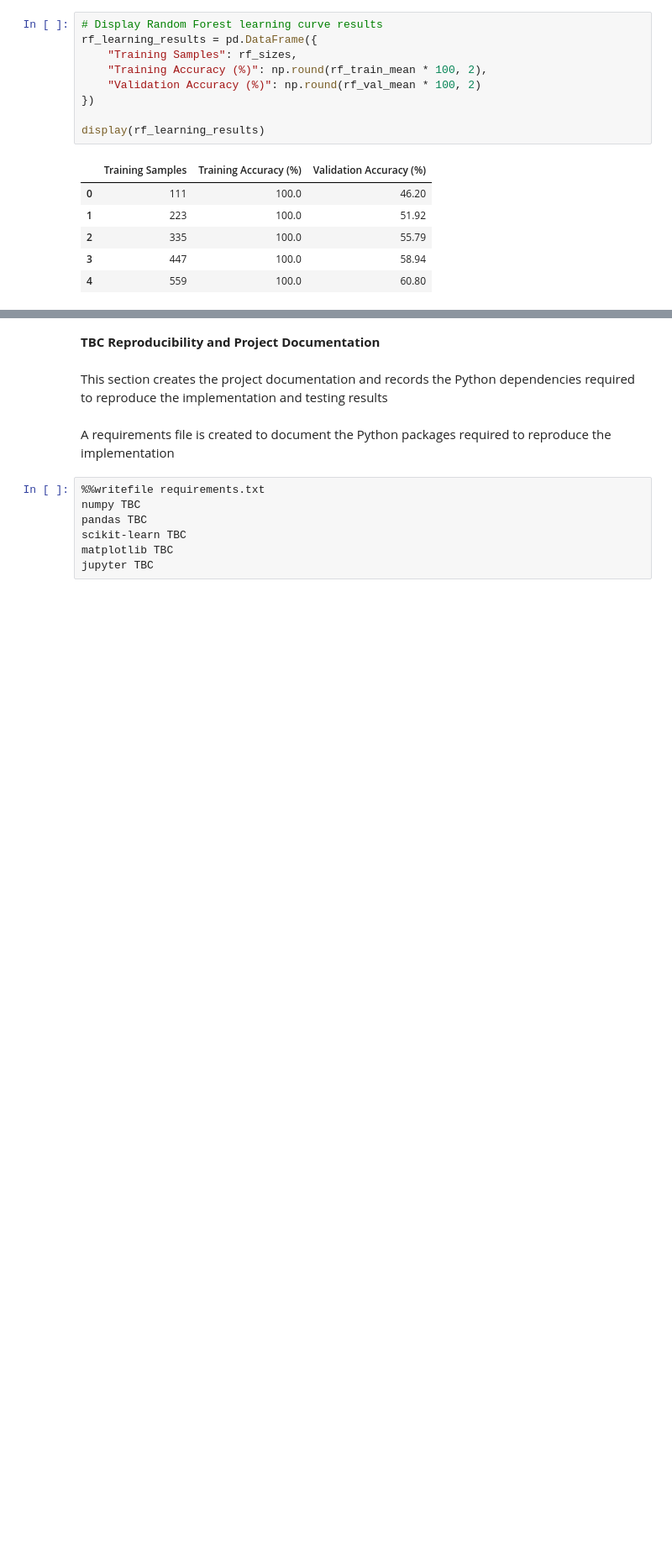
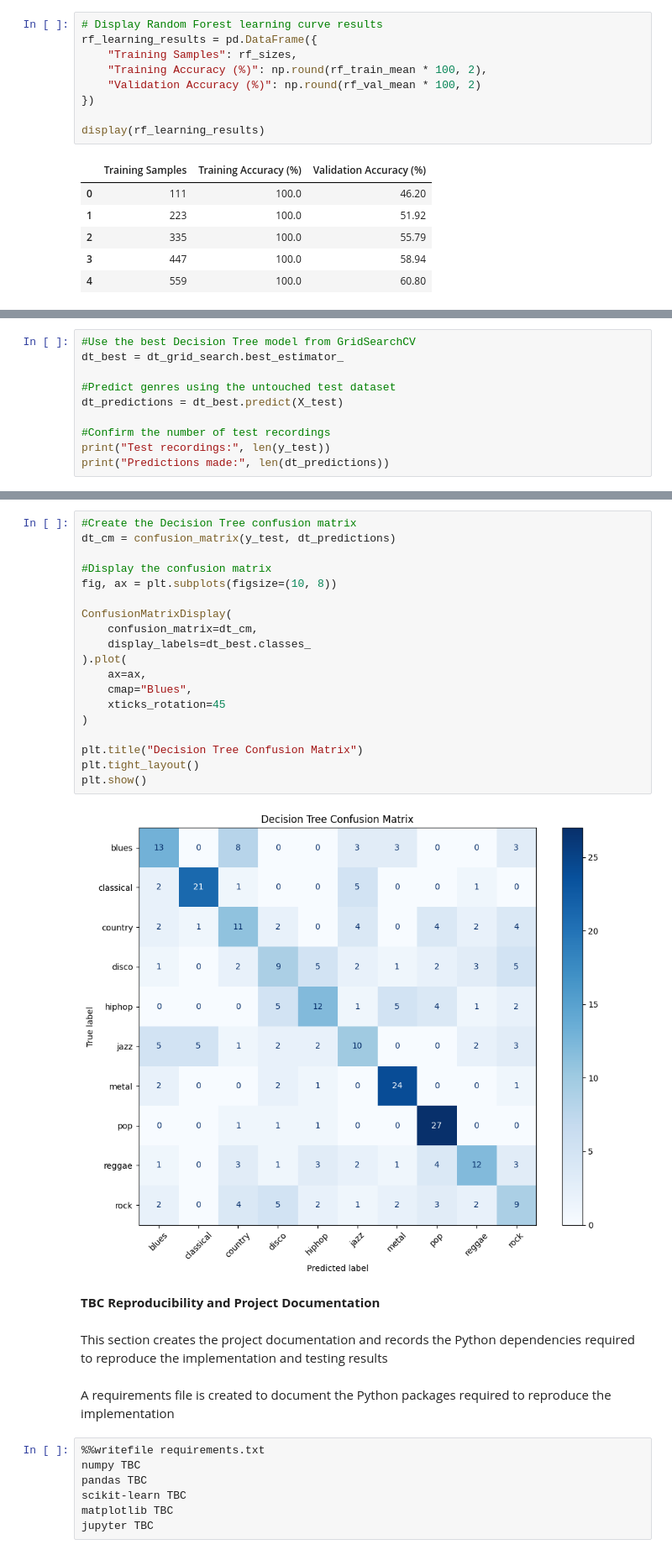
Before and after one commit to hoseking86/GTZAN-Assignment2, a Jupyter notebook: GTZAN_Assignment2.ipynb, the cells around one changed output, grey strips where cells are left out. Shown at 84% size. Drawn from its saved outputs; the diff is of its cells as text; blank space fills up the shorter version.

Commit message:
NB4.3 Decision Tree Testing Results 20/11/2026 23:45

```diff
--- a/GTZAN_Assignment2.ipynb
+++ b/GTZAN_Assignment2.ipynb
@@ -1092,0 +1112,10 @@ display(rf_learning_results)
+# %%
+#Use the best Decision Tree model from GridSearchCV
+dt_best = dt_grid_search.best_estimator_
+
+#Predict genres using the untouched test dataset
+dt_predictions = dt_best.predict(X_test)
+
+#Confirm the number of test recordings
+print("Test recordings:", len(y_test))
+print("Predictions made:", len(dt_predictions))
@@ -1093,3 +1177,24 @@ display(rf_learning_results)
+# %%
+#Create the Decision Tree confusion matrix
+dt_cm = confusion_matrix(y_test, dt_predictions)
+
+#Display the confusion matrix
+fig, ax = plt.subplots(figsize=(10, 8))
+
+ConfusionMatrixDisplay(
+    confusion_matrix=dt_cm,
+    display_labels=dt_best.classes_
+).plot(
+    ax=ax,
+    cmap="Blues",
+    xticks_rotation=45
+)
+
+plt.title("Decision Tree Confusion Matrix")
+plt.tight_layout()
+plt.show()
+# %% [output]
+[figure, added]
 # %% [markdown]
 **TBC Reproducibility and Project Documentation**
 # %% [markdown]
```
Also changed, not shown: parts of 12 cells of this notebook.
